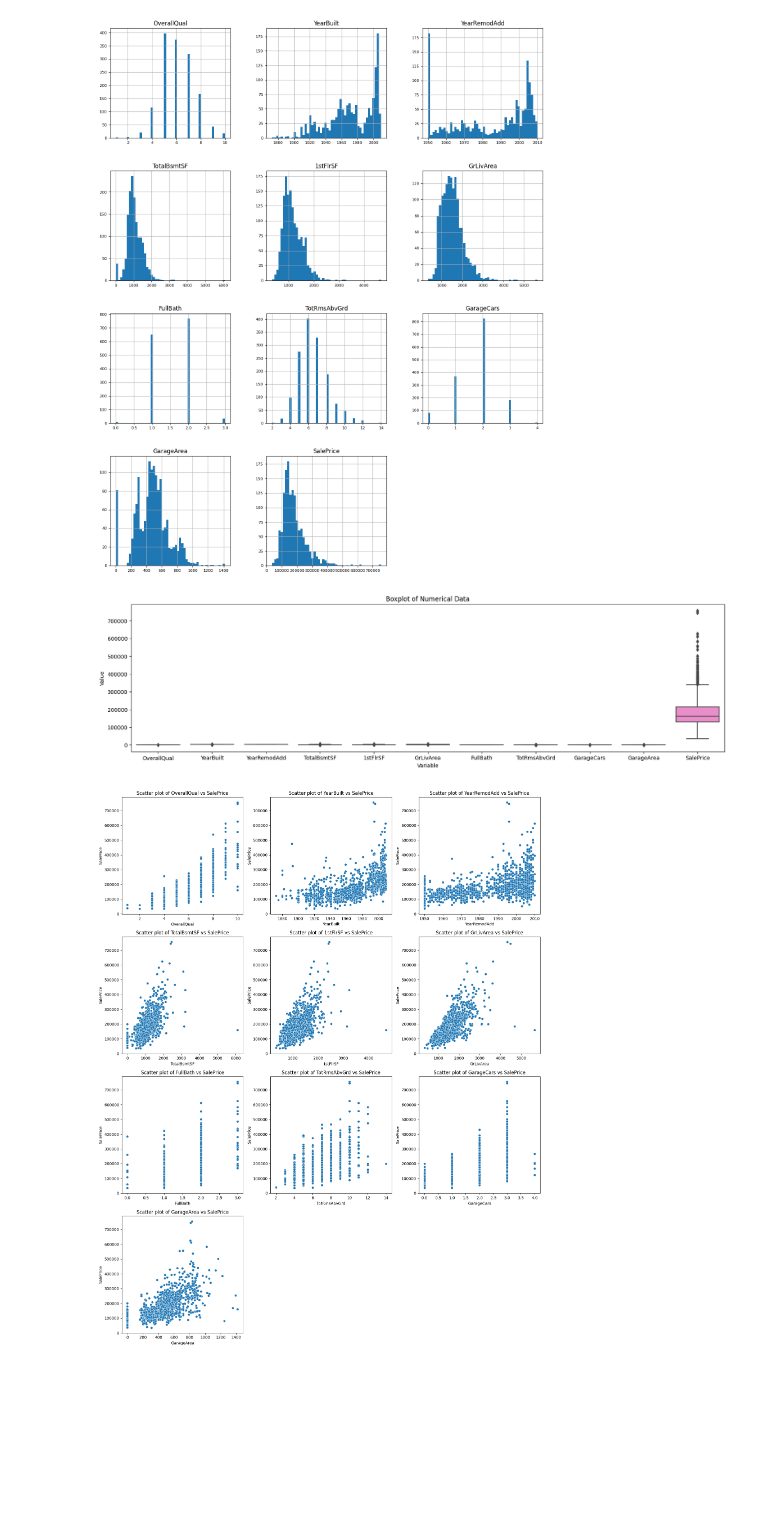
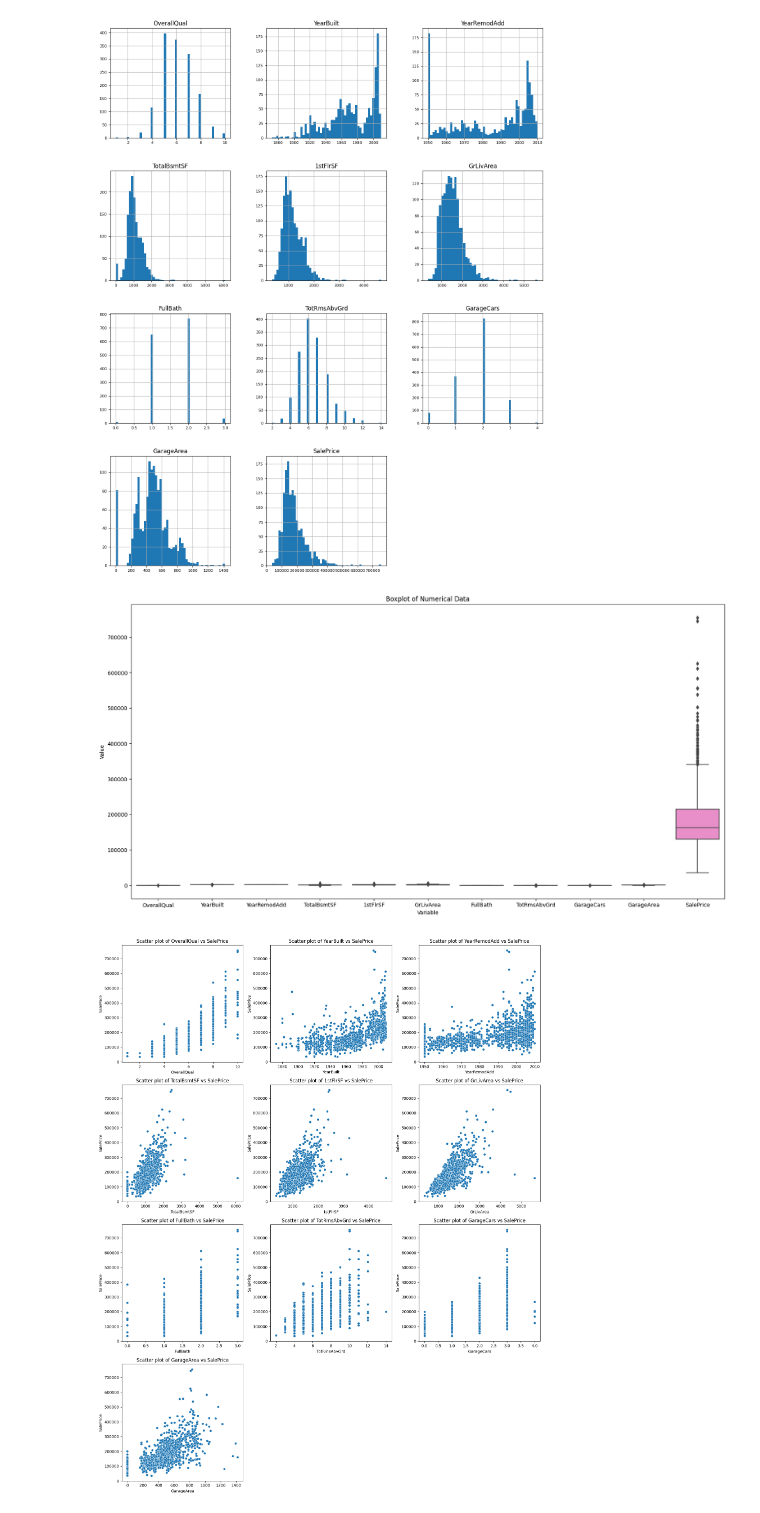
Before and after one commit to MrBinit/Advanced_california_housing_regression, a Jupyter notebook: housing_prediction.ipynb, the cells around one changed output. Drawn from its saved outputs; the diff is of its cells as text; code cells hidden in the pictures; blank space fills up the shorter version.

```diff
--- a/housing.ipynb
+++ b/housing_prediction.ipynb
@@ -254,14 +237,14 @@ array([[<Axes: title={'center': 'OverallQual'}>,
         <Axes: title={'center': 'SalePrice'}>, <Axes: >]], dtype=object)
 [figure]
 # %%
-plt.figure(figsize = [20, 5])
+plt.figure(figsize = [20, 10])
 sns.boxplot(data = df[selected_features])
 plt.title('Boxplot of Numerical Data')
 plt.xlabel('Variable')
 plt.ylabel('Value')
 plt.show()
 # %% [output]
-[figure, old version]
+[figure, new version]
 # %%
 
 
```
Also changed, not shown: parts of 50 cells of this notebook, 3 other files.
